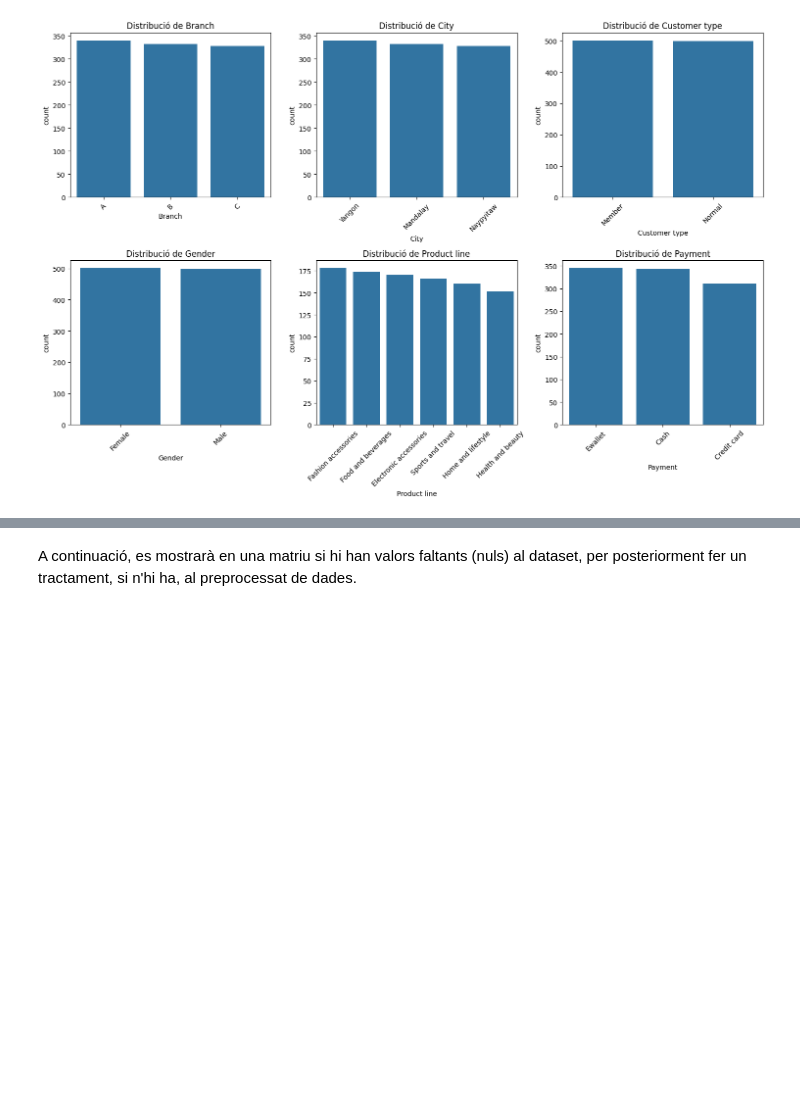
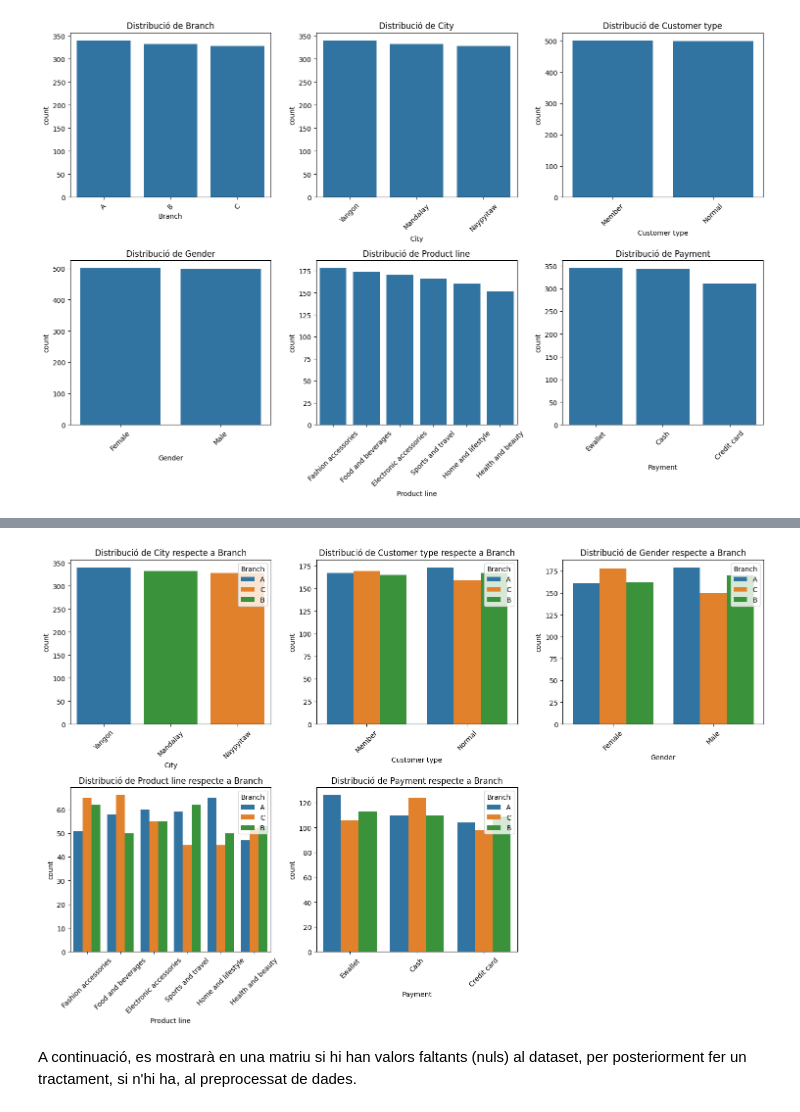
Before and after one commit to gabozan/Predictive-Modeling-on-Supermarket-Sales, a Jupyter notebook: supermarket_sales.ipynb, the cells around one changed output, grey strips where cells are left out. Drawn from its saved outputs; the diff is of its cells as text; code cells hidden in the pictures; blank space fills up the shorter version.

```diff
--- a/supermarket_sales.ipynb
+++ b/supermarket_sales.ipynb
@@ -225,3 +237,17 @@ plt.show()
+# %%
+atributsCategorics = ['City', 'Customer type', 'Gender', 'Product line', 'Payment']
+fig, axes = plt.subplots(2, 3, figsize=(15, 10))
+axes = axes.flatten()
+
+for i, col in enumerate(atributsCategorics):
+    sns.countplot(data=dataset, x=col, hue="Branch", order=dataset[col].value_counts().index, ax=axes[i])
+    axes[i].set_title(f"Distribució de {col} respecte a Branch")
+    axes[i].tick_params(axis='x', rotation=45)
+fig.delaxes(axes[5])
+plt.tight_layout()
+plt.show()
+# %% [output]
+[figure, added]
 # %% [markdown]
 A continuació, es mostrarà en una matriu si hi han valors faltants (nuls) al dataset, per posteriorment fer un tractament, si n'hi ha, al preprocessat de dades.
 # %%
```
Also changed, not shown: parts of 11 cells of this notebook.
